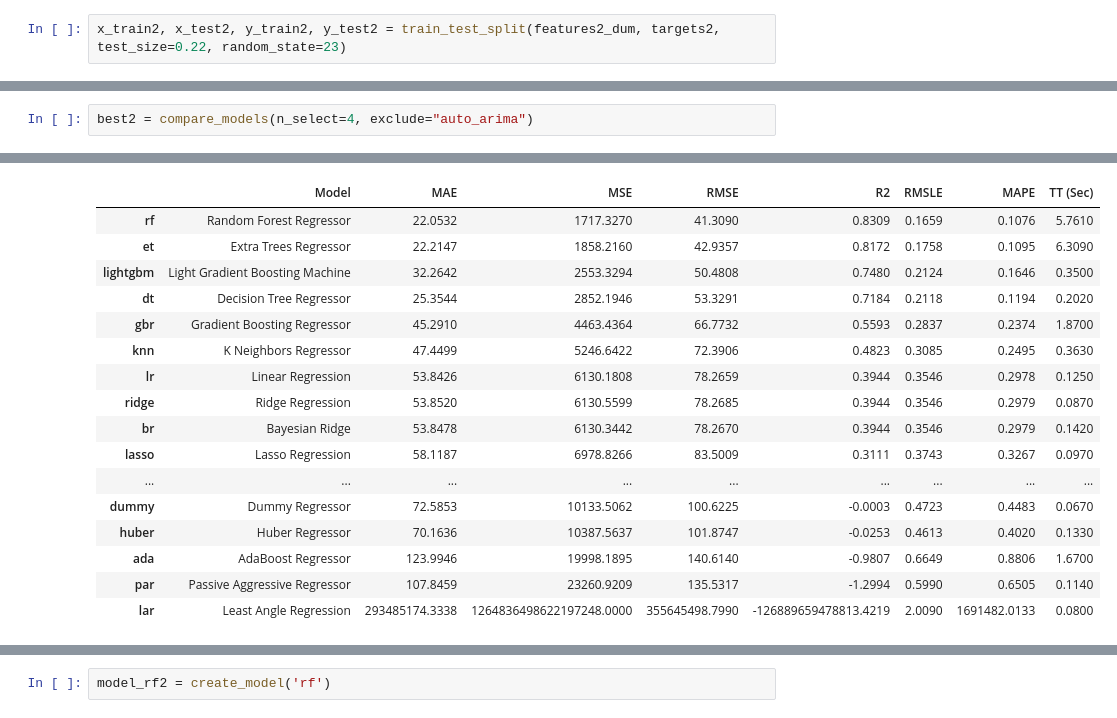
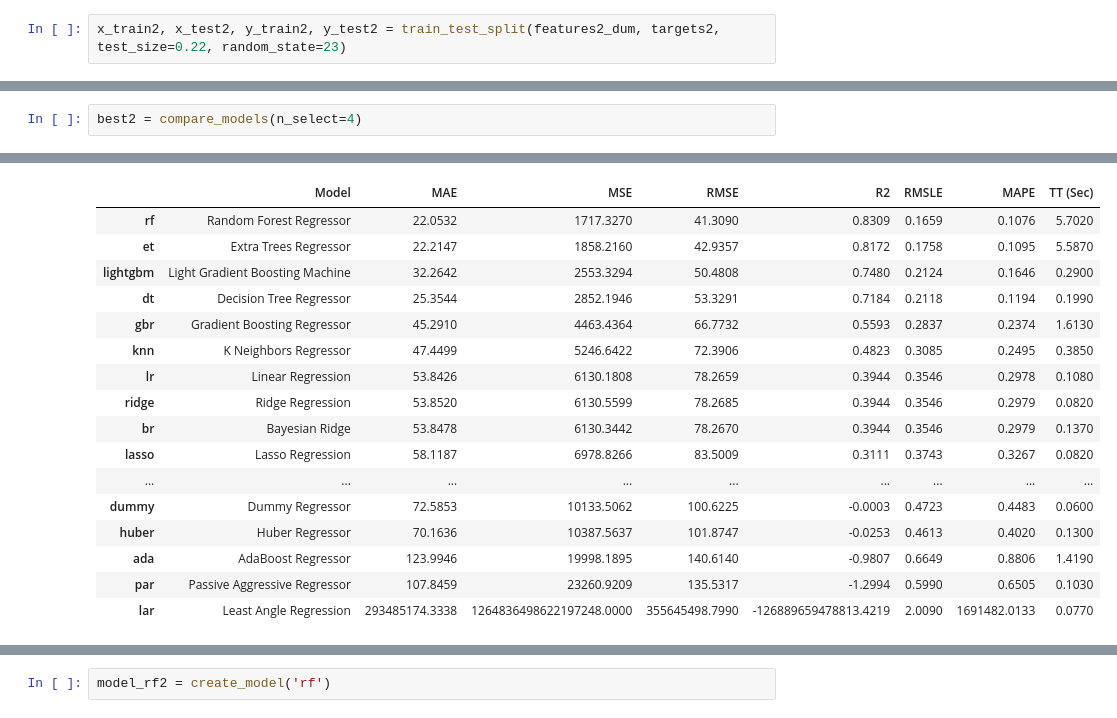
Before and after one commit to jeremyabeard5/MSDS696, a Jupyter notebook: FlightPrice.ipynb, the cells around one changed output, grey strips where cells are left out. Drawn from its saved outputs; the diff is of its cells as text.

```diff
--- a/FlightPrice.ipynb
+++ b/FlightPrice.ipynb
@@ -1546,24 +1556,24 @@ reg2 = setup(data = df_dum2, target = 'price', session_id=23)
 # %%
-best2 = compare_models(n_select=4, exclude="auto_arima")
+best2 = compare_models(n_select=4)
 # %% [output]
 [interactive output not drawn]
 |  | Model | MAE | MSE | RMSE | R2 | RMSLE | MAPE | TT (Sec) |
-| rf | Random Forest Regressor | 22.0532 | 1717.3270 | 41.3090 | 0.8309 | 0.1659 | 0.1076 | 5.7610 |
-| et | Extra Trees Regressor | 22.2147 | 1858.2160 | 42.9357 | 0.8172 | 0.1758 | 0.1095 | 6.3090 |
-| lightgbm | Light Gradient Boosting Machine | 32.2642 | 2553.3294 | 50.4808 | 0.7480 | 0.2124 | 0.1646 | 0.3500 |
-| dt | Decision Tree Regressor | 25.3544 | 2852.1946 | 53.3291 | 0.7184 | 0.2118 | 0.1194 | 0.2020 |
-| gbr | Gradient Boosting Regressor | 45.2910 | 4463.4364 | 66.7732 | 0.5593 | 0.2837 | 0.2374 | 1.8700 |
-| knn | K Neighbors Regressor | 47.4499 | 5246.6422 | 72.3906 | 0.4823 | 0.3085 | 0.2495 | 0.3630 |
-| lr | Linear Regression | 53.8426 | 6130.1808 | 78.2659 | 0.3944 | 0.3546 | 0.2978 | 0.1250 |
-| ridge | Ridge Regression | 53.8520 | 6130.5599 | 78.2685 | 0.3944 | 0.3546 | 0.2979 | 0.0870 |
-| br | Bayesian Ridge | 53.8478 | 6130.3442 | 78.2670 | 0.3944 | 0.3546 | 0.2979 | 0.1420 |
-| lasso | Lasso Regression | 58.1187 | 6978.8266 | 83.5009 | 0.3111 | 0.3743 | 0.3267 | 0.0970 |
+| rf | Random Forest Regressor | 22.0532 | 1717.3270 | 41.3090 | 0.8309 | 0.1659 | 0.1076 | 5.7020 |
+| et | Extra Trees Regressor | 22.2147 | 1858.2160 | 42.9357 | 0.8172 | 0.1758 | 0.1095 | 5.5870 |
+| lightgbm | Light Gradient Boosting Machine | 32.2642 | 2553.3294 | 50.4808 | 0.7480 | 0.2124 | 0.1646 | 0.2900 |
+| dt | Decision Tree Regressor | 25.3544 | 2852.1946 | 53.3291 | 0.7184 | 0.2118 | 0.1194 | 0.1990 |
+| gbr | Gradient Boosting Regressor | 45.2910 | 4463.4364 | 66.7732 | 0.5593 | 0.2837 | 0.2374 | 1.6130 |
+| knn | K Neighbors Regressor | 47.4499 | 5246.6422 | 72.3906 | 0.4823 | 0.3085 | 0.2495 | 0.3850 |
+| lr | Linear Regression | 53.8426 | 6130.1808 | 78.2659 | 0.3944 | 0.3546 | 0.2978 | 0.1080 |
+| ridge | Ridge Regression | 53.8520 | 6130.5599 | 78.2685 | 0.3944 | 0.3546 | 0.2979 | 0.0820 |
+| br | Bayesian Ridge | 53.8478 | 6130.3442 | 78.2670 | 0.3944 | 0.3546 | 0.2979 | 0.1370 |
+| lasso | Lasso Regression | 58.1187 | 6978.8266 | 83.5009 | 0.3111 | 0.3743 | 0.3267 | 0.0820 |
 | ... | ... | ... | ... | ... | ... | ... | ... | ... |
-| dummy | Dummy Regressor | 72.5853 | 10133.5062 | 100.6225 | -0.0003 | 0.4723 | 0.4483 | 0.0670 |
-| huber | Huber Regressor | 70.1636 | 10387.5637 | 101.8747 | -0.0253 | 0.4613 | 0.4020 | 0.1330 |
-| ada | AdaBoost Regressor | 123.9946 | 19998.1895 | 140.6140 | -0.9807 | 0.6649 | 0.8806 | 1.6700 |
-| par | Passive Aggressive Regressor | 107.8459 | 23260.9209 | 135.5317 | -1.2994 | 0.5990 | 0.6505 | 0.1140 |
-| lar | Least Angle Regression | 293485174.3338 | 1264836498622197248.0000 | 355645498.7990 | -126889659478813.4219 | 2.0090 | 1691482.0133 | 0.0800 |
+| dummy | Dummy Regressor | 72.5853 | 10133.5062 | 100.6225 | -0.0003 | 0.4723 | 0.4483 | 0.0600 |
+| huber | Huber Regressor | 70.1636 | 10387.5637 | 101.8747 | -0.0253 | 0.4613 | 0.4020 | 0.1300 |
+| ada | AdaBoost Regressor | 123.9946 | 19998.1895 | 140.6140 | -0.9807 | 0.6649 | 0.8806 | 1.4190 |
+| par | Passive Aggressive Regressor | 107.8459 | 23260.9209 | 135.5317 | -1.2994 | 0.5990 | 0.6505 | 0.1030 |
+| lar | Least Angle Regression | 293485174.3338 | 1264836498622197248.0000 | 355645498.7990 | -126889659478813.4219 | 2.0090 | 1691482.0133 | 0.0770 |
 [interactive output not drawn]
 # %%
 model_rf2 = create_model('rf')
```
Also changed, not shown: parts of 65 cells of this notebook, 1 other file.
